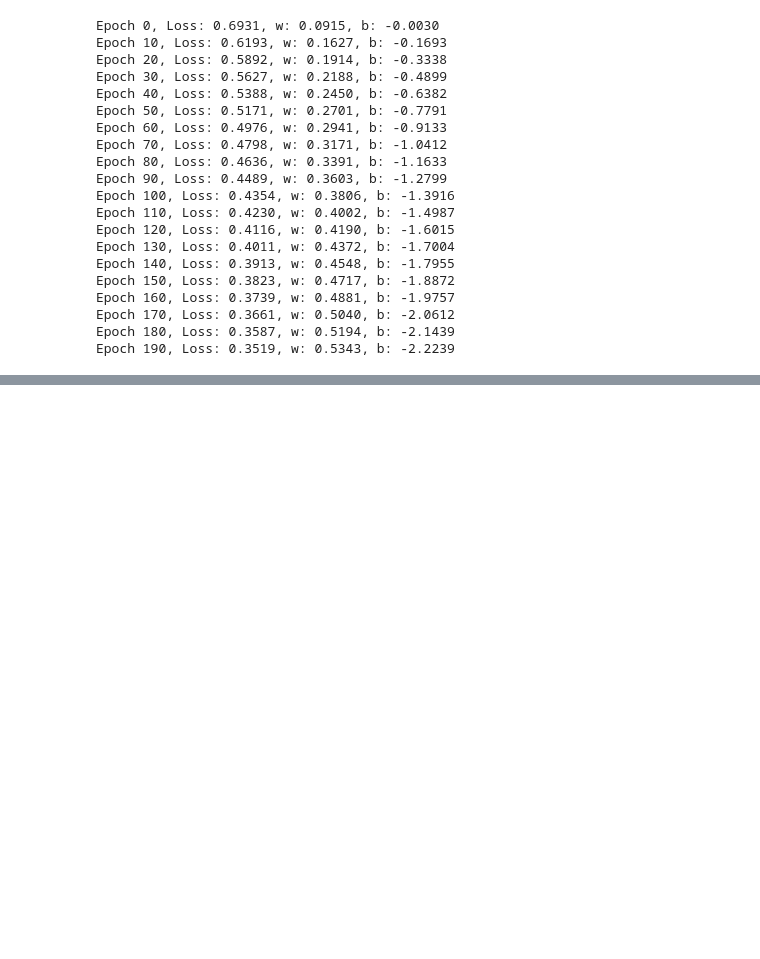
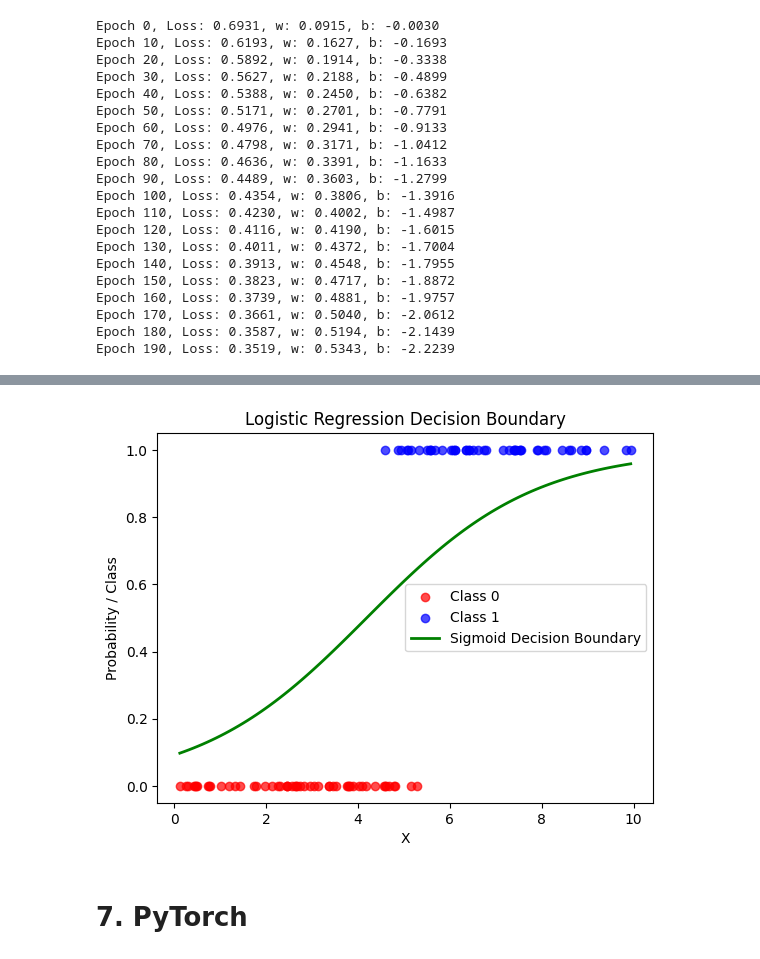
Before and after one commit to Paulyang80/DeepLearningLab, a Jupyter notebook: notebooks/02-logistic-regression.ipynb, the cells around one changed output, grey strips where cells are left out. Saved outputs shown, nothing was run; the diff lists cells and outputs as text; code cells hidden in the pictures; blank space fills up the shorter version.

```diff
--- a/notebooks/02-logistic-regression.ipynb
+++ b/notebooks/02-logistic-regression.ipynb
@@ -484,0 +497,26 @@ Epoch 190, Loss: 0.3519, w: 0.5343, b: -2.2239
+# %%
+import matplotlib.pyplot as plt
+
+fig, ax = plt.subplots()
+
+# Plot data points
+ax.scatter(X[Y == 0], Y[Y == 0], color='red', label='Class 0', alpha=0.7)
+ax.scatter(X[Y == 1], Y[Y == 1], color='blue', label='Class 1', alpha=0.7)
+
+# Create x range for smooth curve
+x_range_local = np.linspace(X.min(), X.max(), 101)
+# Calculate sigmoid probabilities using numpy version
+sigmoid_probs_local = logistic_regression_numpy(x_range_local, w, b)
+
+# Plot sigmoid decision boundary
+ax.plot(x_range_local, sigmoid_probs_local, color='green', linewidth=2, label='Sigmoid Decision Boundary')
+
+ax.set_xlabel('X')
+ax.set_ylabel('Probability / Class')
+ax.set_title('Logistic Regression Decision Boundary')
+ax.legend()
+plt.show()
+# %% [output]
+[figure, added]
+# %% [markdown]
+# 7. PyTorch
```
Also changed, not shown: parts of 11 cells of this notebook.
